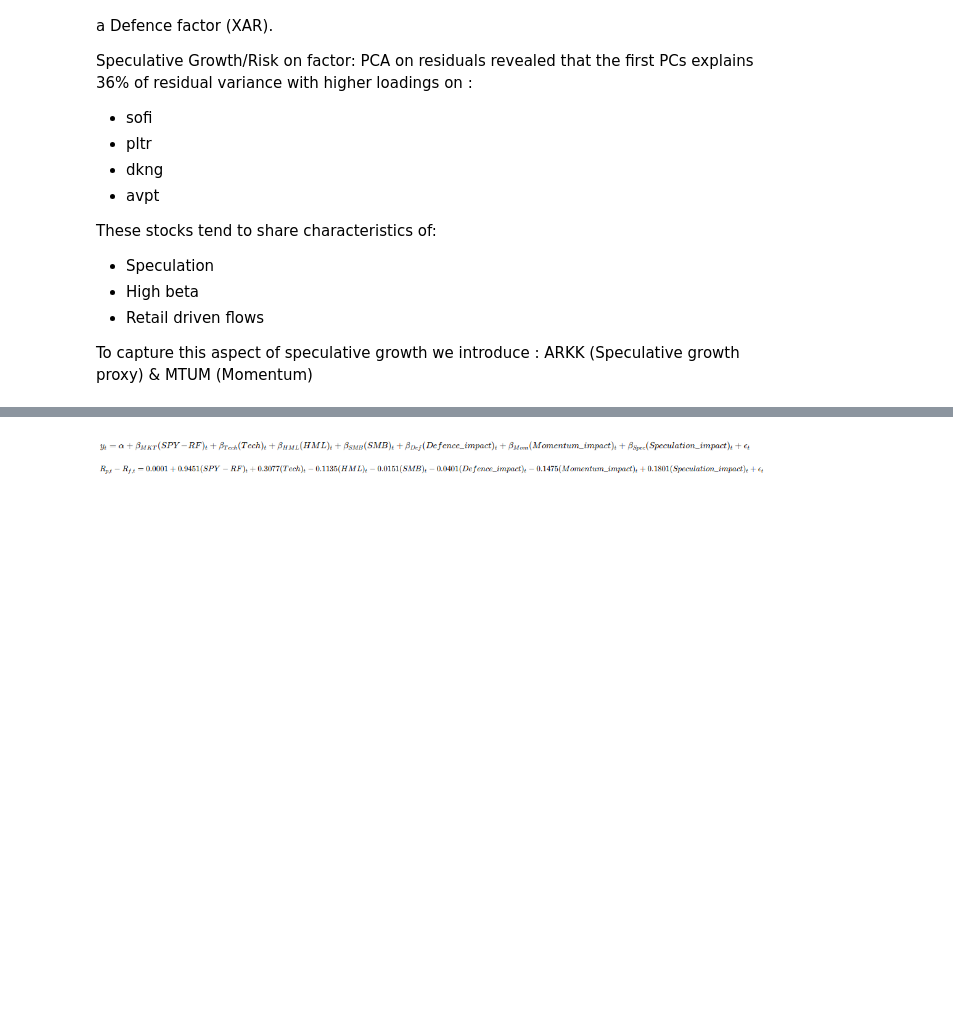
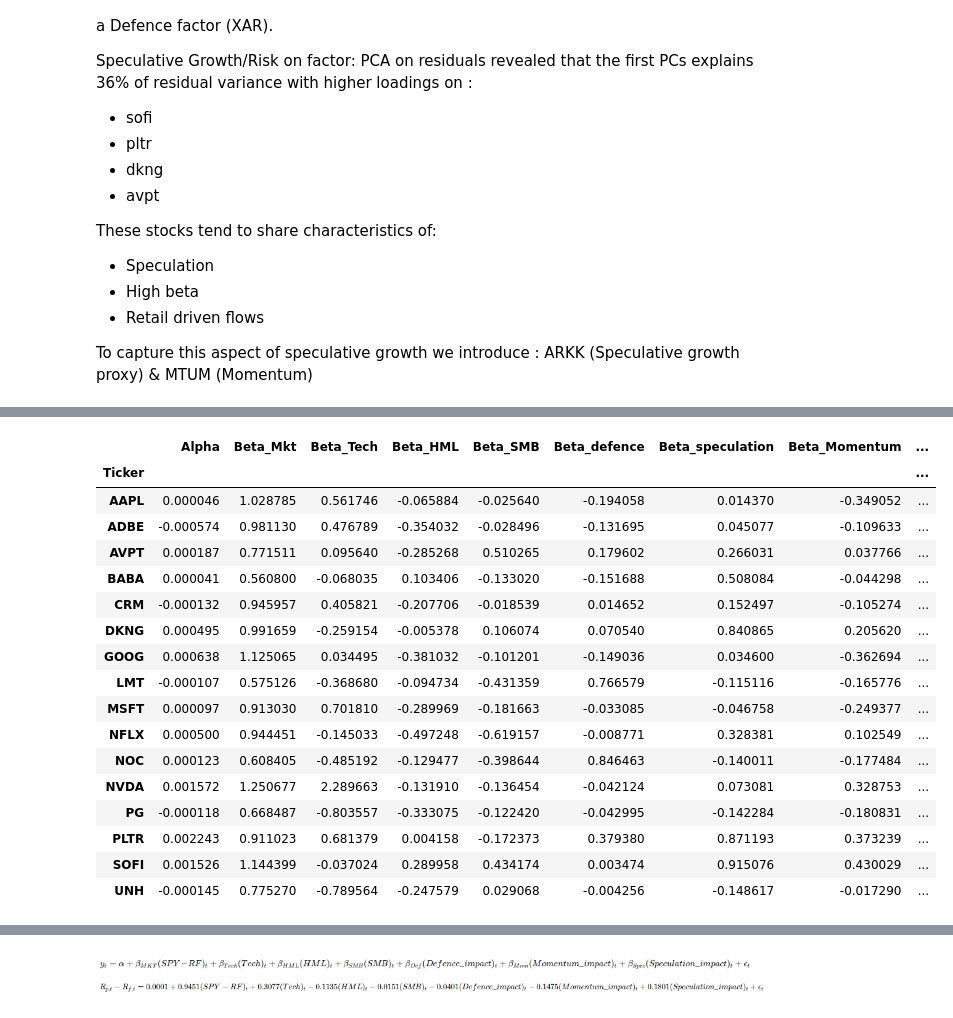
Before and after one commit to LeKaiChong/Quant-Risk-Project, a Jupyter notebook: monte carlo simulation.ipynb, the cells around one changed output, grey strips where cells are left out. Drawn from its saved outputs; the diff is of its cells as text; code cells hidden in the pictures; blank space fills up the shorter version.

```diff
--- a/monte carlo simulation.ipynb
+++ b/monte carlo simulation.ipynb
@@ -441,0 +442,21 @@ Notes:
+# %%
+summaryof_refinedfactormodel
+# %% [output]
+|  | Alpha | Beta_Mkt | Beta_Tech | Beta_HML | Beta_SMB | Beta_defence | Beta_speculation | Beta_Momentum | ... |
+| Ticker |  |  |  |  |  |  |  |  | ... |
+| AAPL | 0.000046 | 1.028785 | 0.561746 | -0.065884 | -0.025640 | -0.194058 | 0.014370 | -0.349052 | ... |
+| ADBE | -0.000574 | 0.981130 | 0.476789 | -0.354032 | -0.028496 | -0.131695 | 0.045077 | -0.109633 | ... |
+| AVPT | 0.000187 | 0.771511 | 0.095640 | -0.285268 | 0.510265 | 0.179602 | 0.266031 | 0.037766 | ... |
+| BABA | 0.000041 | 0.560800 | -0.068035 | 0.103406 | -0.133020 | -0.151688 | 0.508084 | -0.044298 | ... |
+| CRM | -0.000132 | 0.945957 | 0.405821 | -0.207706 | -0.018539 | 0.014652 | 0.152497 | -0.105274 | ... |
+| DKNG | 0.000495 | 0.991659 | -0.259154 | -0.005378 | 0.106074 | 0.070540 | 0.840865 | 0.205620 | ... |
+| GOOG | 0.000638 | 1.125065 | 0.034495 | -0.381032 | -0.101201 | -0.149036 | 0.034600 | -0.362694 | ... |
+| LMT | -0.000107 | 0.575126 | -0.368680 | -0.094734 | -0.431359 | 0.766579 | -0.115116 | -0.165776 | ... |
+| MSFT | 0.000097 | 0.913030 | 0.701810 | -0.289969 | -0.181663 | -0.033085 | -0.046758 | -0.249377 | ... |
+| NFLX | 0.000500 | 0.944451 | -0.145033 | -0.497248 | -0.619157 | -0.008771 | 0.328381 | 0.102549 | ... |
+| NOC | 0.000123 | 0.608405 | -0.485192 | -0.129477 | -0.398644 | 0.846463 | -0.140011 | -0.177484 | ... |
+| NVDA | 0.001572 | 1.250677 | 2.289663 | -0.131910 | -0.136454 | -0.042124 | 0.073081 | 0.328753 | ... |
+| PG | -0.000118 | 0.668487 | -0.803557 | -0.333075 | -0.122420 | -0.042995 | -0.142284 | -0.180831 | ... |
+| PLTR | 0.002243 | 0.911023 | 0.681379 | 0.004158 | -0.172373 | 0.379380 | 0.871193 | 0.373239 | ... |
+| SOFI | 0.001526 | 1.144399 | -0.037024 | 0.289958 | 0.434174 | 0.003474 | 0.915076 | 0.430029 | ... |
+| UNH | -0.000145 | 0.775270 | -0.789564 | -0.247579 | 0.029068 | -0.004256 | -0.148617 | -0.017290 | ... |
```
Also changed, not shown: parts of 16 cells of this notebook, 1 other file.
